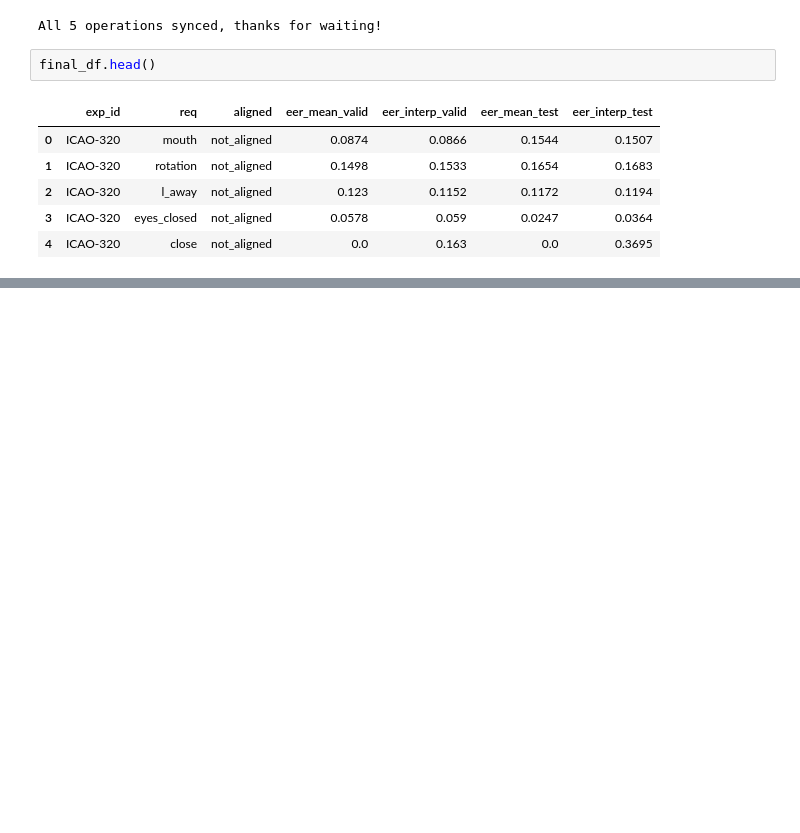
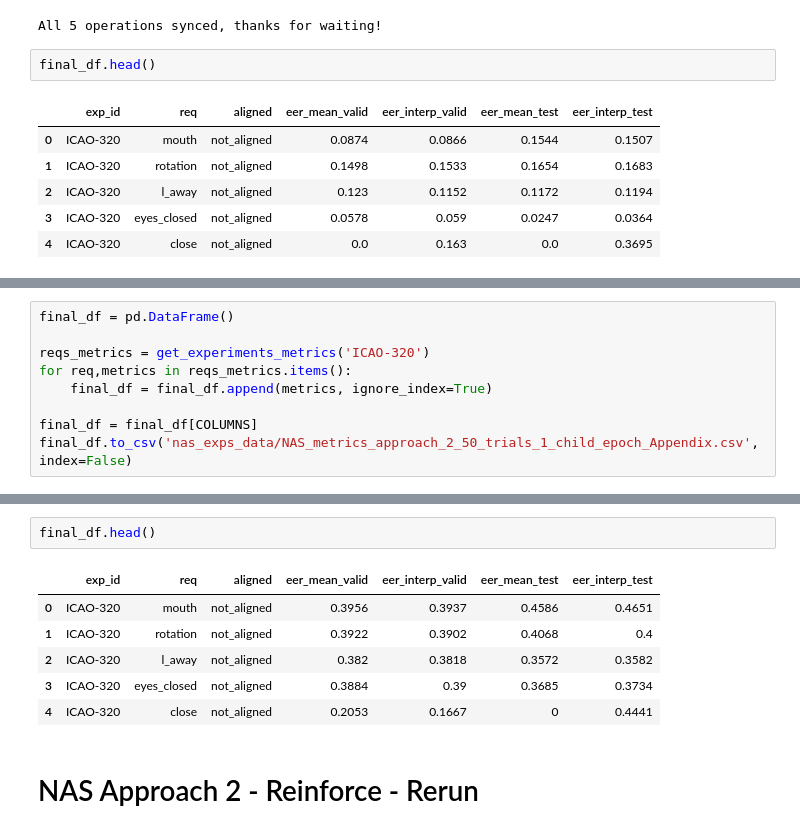
Before and after one commit to guilhermemg/icao_nets_training, a Jupyter notebook: project/analysis/download_exps_data.ipynb, the cells around one changed output, grey strips where cells are left out. Drawn from its saved outputs; the diff is of its cells as text; blank space fills up the shorter version.

Commit message:
rerun de experimento ICAO-320 para apendice de qualificação

```diff
--- a/project/analysis/download_exps_data.ipynb
+++ b/project/analysis/download_exps_data.ipynb
@@ -603,0 +606,9 @@ final_df.head()
+# %%
+final_df = pd.DataFrame()
+
+reqs_metrics = get_experiments_metrics('ICAO-320')
+for req,metrics in reqs_metrics.items():
+    final_df = final_df.append(metrics, ignore_index=True)
+
+final_df = final_df[COLUMNS]
+final_df.to_csv('nas_exps_data/NAS_metrics_approach_2_50_trials_1_child_epoch_Appendix.csv', index=False)
@@ -603,0 +633,11 @@ final_df.head()
+# %%
+final_df.head()
+# %% [output]
+|  | exp_id | req | aligned | eer_mean_valid | eer_interp_valid | eer_mean_test | eer_interp_test |
+| 0 | ICAO-320 | mouth | not_aligned | 0.3956 | 0.3937 | 0.4586 | 0.4651 |
+| 1 | ICAO-320 | rotation | not_aligned | 0.3922 | 0.3902 | 0.4068 | 0.4 |
+| 2 | ICAO-320 | l_away | not_aligned | 0.382 | 0.3818 | 0.3572 | 0.3582 |
+| 3 | ICAO-320 | eyes_closed | not_aligned | 0.3884 | 0.39 | 0.3685 | 0.3734 |
+| 4 | ICAO-320 | close | not_aligned | 0.2053 | 0.1667 | 0 | 0.4441 |
+# %% [markdown]
+# NAS Approach 2 - Reinforce - Rerun
```
Also changed, not shown: parts of 4 cells of this notebook, 6 other files.
